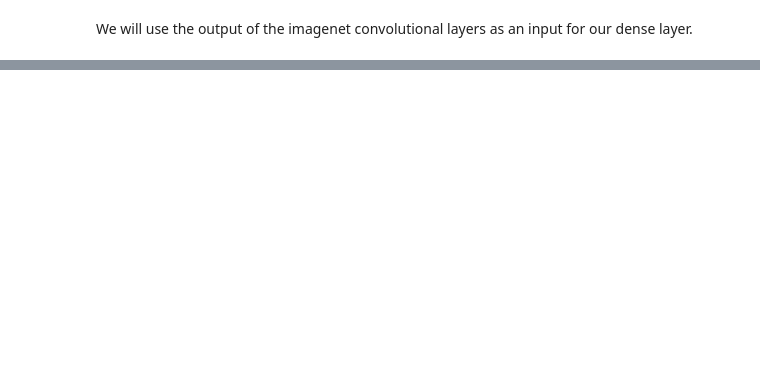
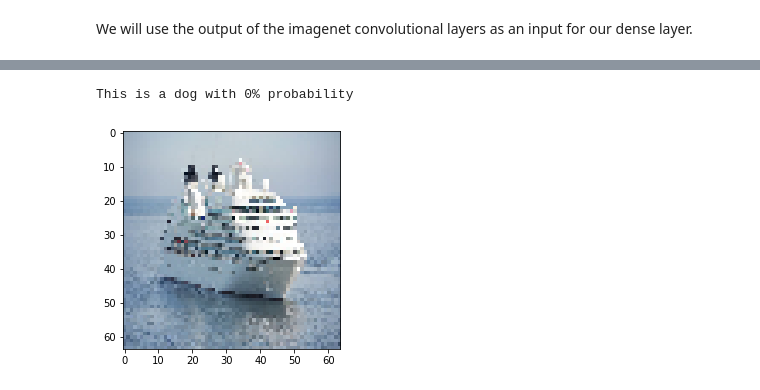
Before and after one commit to bulatkh/ML_complex_models, a Jupyter notebook: pre_trained_models/pre-trained_keras.ipynb, the cells around one changed output, grey strips where cells are left out. Saved outputs shown, nothing was run; the diff lists cells and outputs as text; code cells hidden in the pictures; blank space fills up the shorter version.

```diff
--- a/pre_trained_models/pre-trained_keras.ipynb
+++ b/pre_trained_models/pre-trained_keras.ipynb
@@ -90,0 +157,5 @@ features_x = pretrained_nn.predict(x_train)
+# %%
+make_prediction('ship.jpg', model)
+# %% [output]
+This is a dog with 0% probability
+[figure, added]
```
Also changed, not shown: parts of 13 cells of this notebook.
